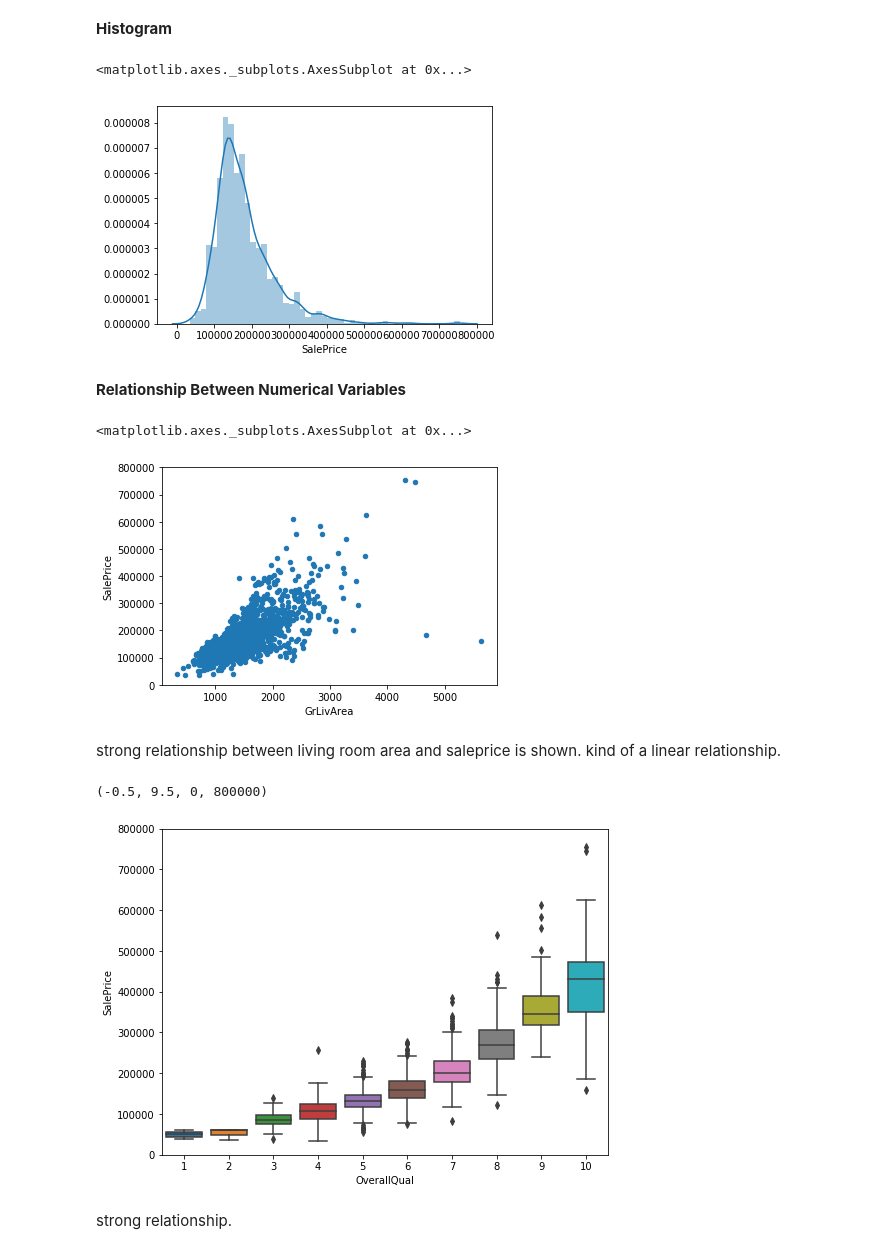
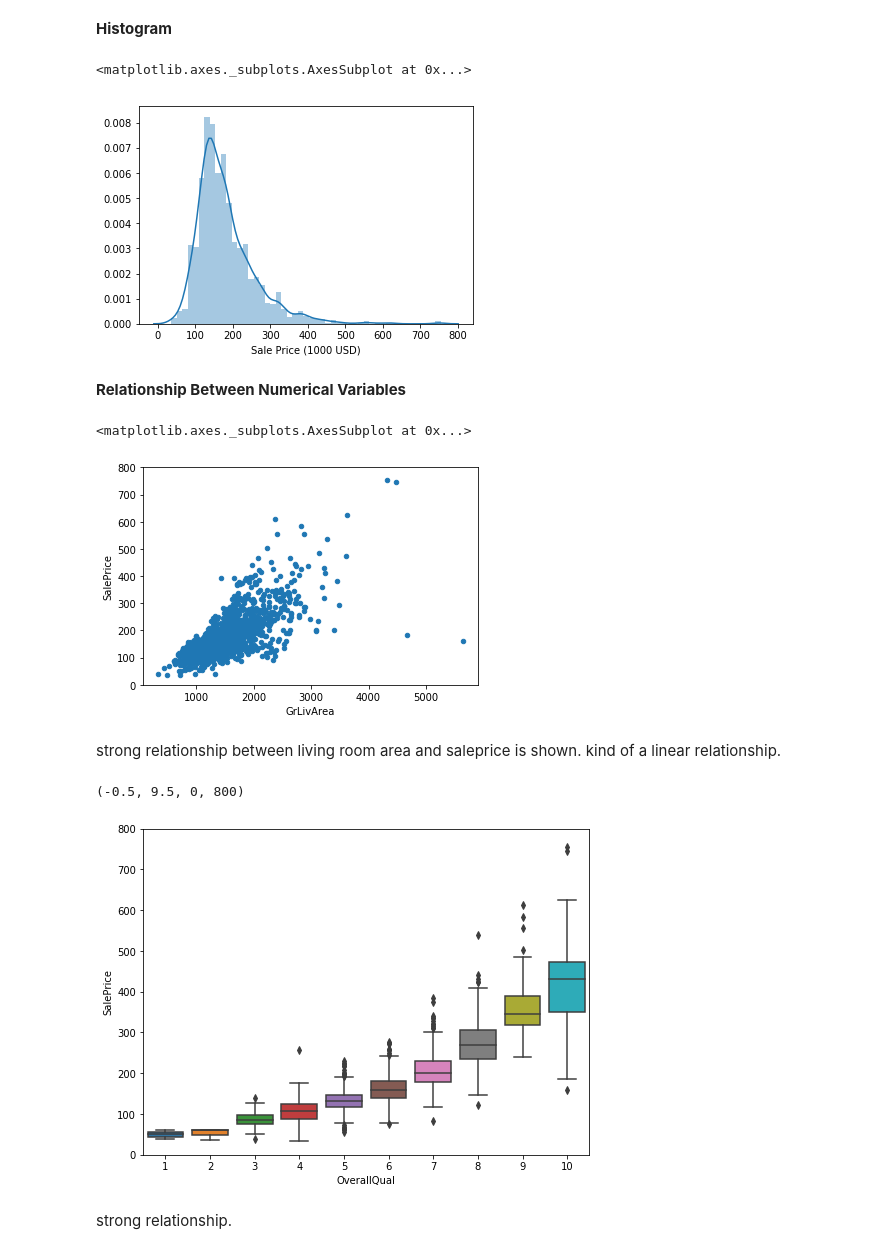
Before and after one commit to shpda/housingprice, a Jupyter notebook: data_analysis/analysis.ipynb, the cells around one changed output. Saved outputs shown, nothing was run; the diff lists cells and outputs as text; code cells hidden in the pictures.

```diff
--- a/data_analysis/analysis.ipynb
+++ b/data_analysis/analysis.ipynb
@@ -47,31 +47,31 @@ Name: SalePrice, dtype: float64
 # %% [markdown]
 **Histogram**
 # %%
-sns.distplot(df_train['SalePrice'])
+sns.distplot(df_train['SalePrice']/1000, axlabel='Sale Price (1000 USD)')
 # %% [output]
 <matplotlib.axes._subplots.AxesSubplot at 0x...>
-[figure, old version]
+[figure, new version]
 # %% [markdown]
 **Relationship Between Numerical Variables**
 # %%
 var = 'GrLivArea'
-data = pd.concat([df_train['SalePrice'], df_train[var]], axis=1)
-data.plot.scatter(x=var, y='SalePrice', ylim=(0, 800000))
+data = pd.concat([df_train['SalePrice']/1000, df_train[var]], axis=1)
+data.plot.scatter(x=var, y='SalePrice', ylim=(0, 800))
 # %% [output]
 <matplotlib.axes._subplots.AxesSubplot at 0x...>
-[figure, old version]
+[figure, new version]
 # %% [markdown]
 strong relationship between living room area and saleprice is shown.
 kind of a linear relationship.
 # %%
 var = 'OverallQual'
-data = pd.concat([df_train['SalePrice'], df_train[var]], axis=1)
+data = pd.concat([df_train['SalePrice']/1000, df_train[var]], axis=1)
 f, ax = plt.subplots(figsize=(8, 6))
 fig = sns.boxplot(x=var, y='SalePrice', data=data)
-fig.axis(ymin=0, ymax=800000)
+fig.axis(ymin=0, ymax=800)
 # %% [output]
-(-0.5, 9.5, 0, 800000)
+(-0.5, 9.5, 0, 800)
-[figure, old version]
+[figure, new version]
 # %% [markdown]
 strong relationship.
 # %%
```
Also changed, not shown: 19 other files.
